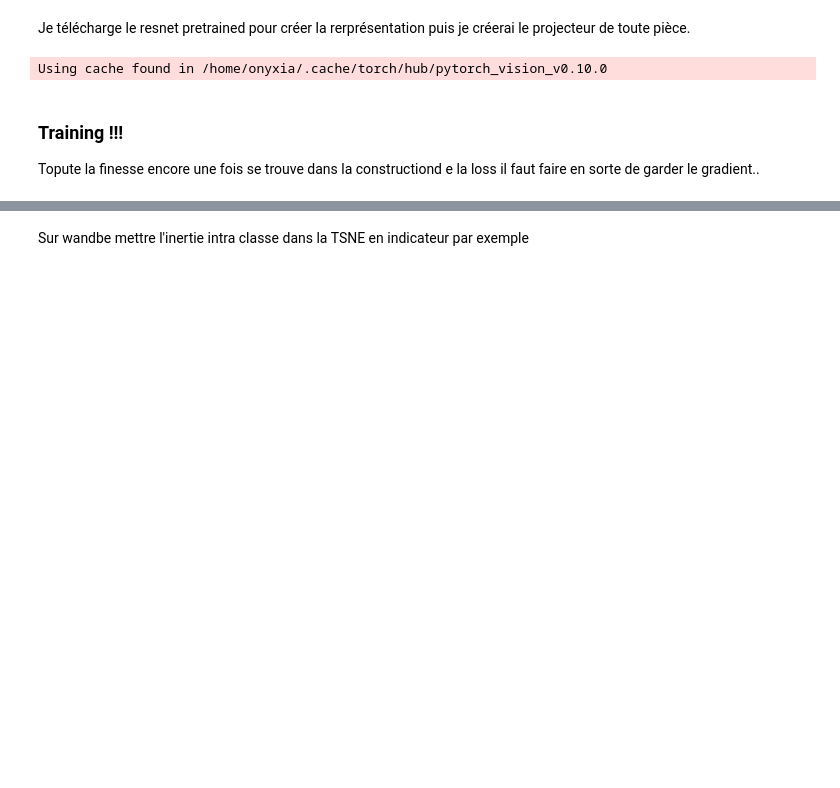
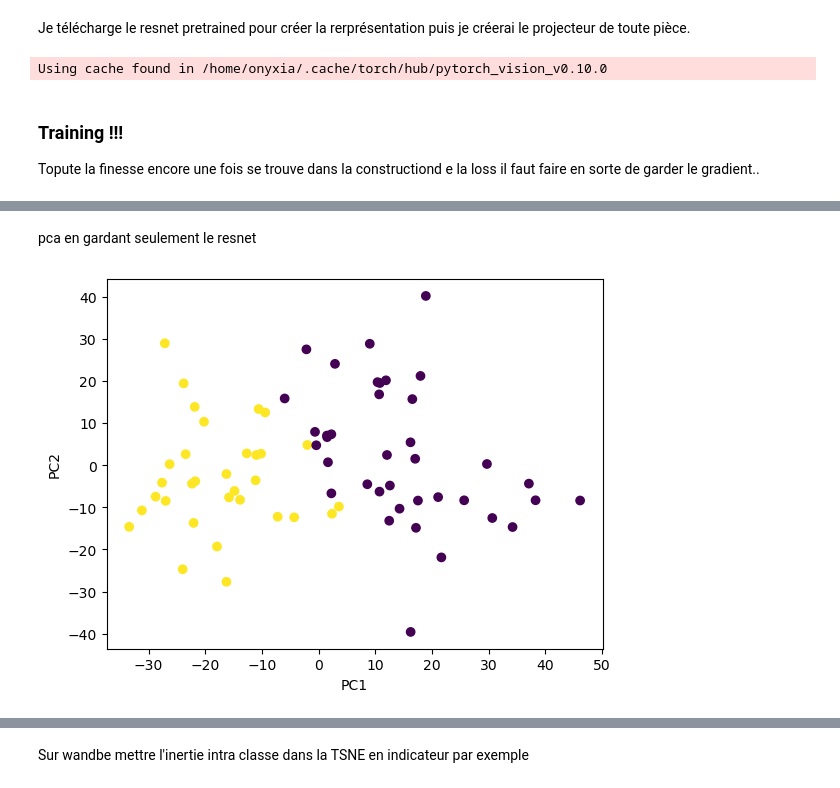
Before and after one commit to InseeFrLab/detection-habitat-spontane, a Jupyter notebook: notebooks/Image_representation.ipynb, the cells around one changed output, grey strips where cells are left out. Drawn from its saved outputs; the diff is of its cells as text; code cells hidden in the pictures; blank space fills up the shorter version.

```diff
--- a/notebooks/Image_representation.ipynb
+++ b/notebooks/Image_representation.ipynb
@@ -288,0 +319,12 @@ Using cache found in /home/onyxia/.cache/torch/hub/pytorch_vision_v0.10.0
+# %% [markdown]
+pca en gardant seulement le resnet
+# %%
+pca = PCA(n_components=2)
+res_70_pca = pca.fit_transform(res_70_pictures_resnet)
+
+plt.scatter(res_70_pca[:,0], res_70_pca[:,1], c = labels)
+plt.xlabel('PC1')
+plt.ylabel('PC2')
+plt.show()
+# %% [output]
+[figure, added]
```
Also changed, not shown: parts of 18 cells of this notebook.
